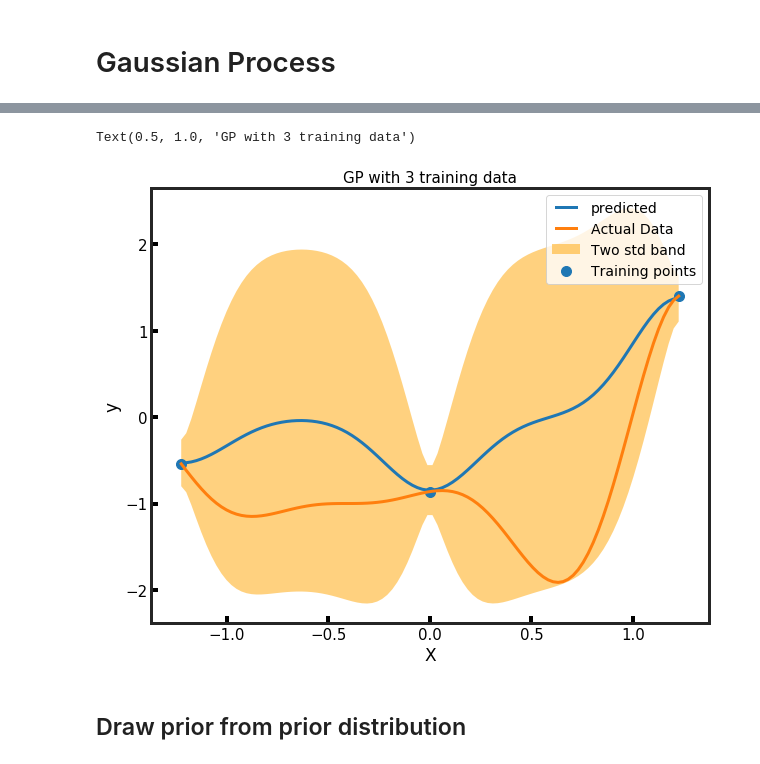
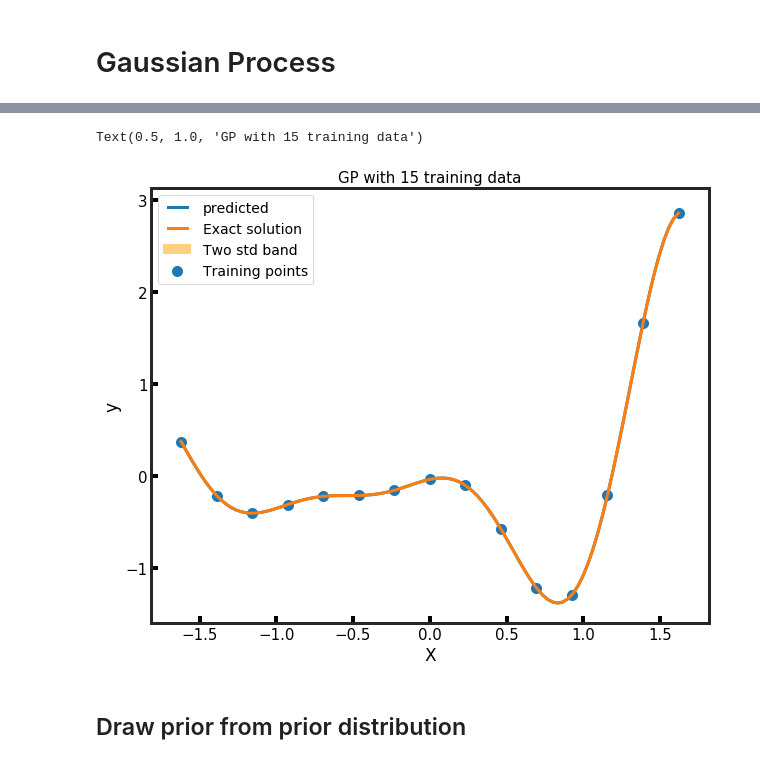
Before and after one commit to Yusheng-cai/Gaussian_process, a Jupyter notebook: GP_run.ipynb, the cells around one changed output, grey strips where cells are left out. Saved outputs shown, nothing was run; the diff lists cells and outputs as text; code cells hidden in the pictures.

```diff
--- a/GP_run.ipynb
+++ b/GP_run.ipynb
@@ -118,7 +118,12 @@ ax.legend(fontsize=14)
 hyp = np.log(np.ones((D+1,)))
 logsigma_n = np.array([-4])
 hyp = np.concatenate([hyp,logsigma_n])
-N = 3
+
+hyp_p = np.log(np.ones((D+1,)))
+l = np.log([2])
+hyp_p = np.concatenate([hyp_p,l,logsigma_n])
+
+N = 15
 lb = 0
 ub = 1
 noise = 0
@@ -137,14 +142,14 @@ ytest = f_H(Xtest)
 Xtest = Normalize(Xtest,Xm,Xs)
 ytest = Normalize(ytest,ym,ys)
 
-fig = plt.figure()
-ax = fig.add_subplot(111)
-ax.scatter(X,y,label="Training points",c='orange',s=100)
-ax.plot(Xtest,ytest,label="Exact solution")
-ax.tick_params(direction='in',width=4)
-ax.set_xlabel("X")
-ax.set_ylabel("y")
-ax.legend(fontsize=15)
+#fig = plt.figure()
+#ax = fig.add_subplot(111)
+#ax.scatter(X,y,label="Training points",c='orange',s=100)
+#ax.plot(Xtest,ytest,label="Exact solution")
+#ax.tick_params(direction='in',width=4)
+#ax.set_xlabel("X")
+#ax.set_ylabel("y")
+#ax.legend(fontsize=15)
 
 model1 = GP(X,y,rbf_kernel,hyp)
 model2 = GP(X,y,periodic_kernel,hyp_p)
@@ -153,24 +172,24 @@ model2 = GP(X,y,periodic_kernel,hyp_p)
 # %%
 model1.train()
 mu,cov,pos_samples = model1.draw_posterior(Xtest,20)
 lower = mu.flatten() - 2*np.sqrt(np.abs(np.diag(cov)))
 upper = mu.flatten() + 2*np.sqrt(np.abs(np.diag(cov)))
 
 fig = plt.figure()
 ax = fig.add_subplot(111)
 ax.fill_between(Xtest.flatten(), lower.flatten(), upper.flatten(),
                  facecolor='orange', alpha=0.5, label="Two std band")
 ax.plot(Xtest,mu.flatten(),label='predicted')
-ax.plot(Xtest,ytest,label='Actual Data')
+ax.plot(Xtest,ytest,label='Exact solution')
 ax.scatter(X,y,label='Training points',s=100)
 ax.tick_params(direction='in',width=4)
 ax.set_xlabel("X")
 ax.set_ylabel("y")
 ax.legend(fontsize=14)
 ax.set_title("GP with {} training data".format(N))
 # %% [output]
-Text(0.5, 1.0, 'GP with 3 training data')
+Text(0.5, 1.0, 'GP with 15 training data')
-[figure, old version]
+[figure, new version]
 # %% [markdown]
 ## Draw prior from prior distribution
 # %%
```
Also changed, not shown: parts of 4 cells of this notebook, 1 other file.
